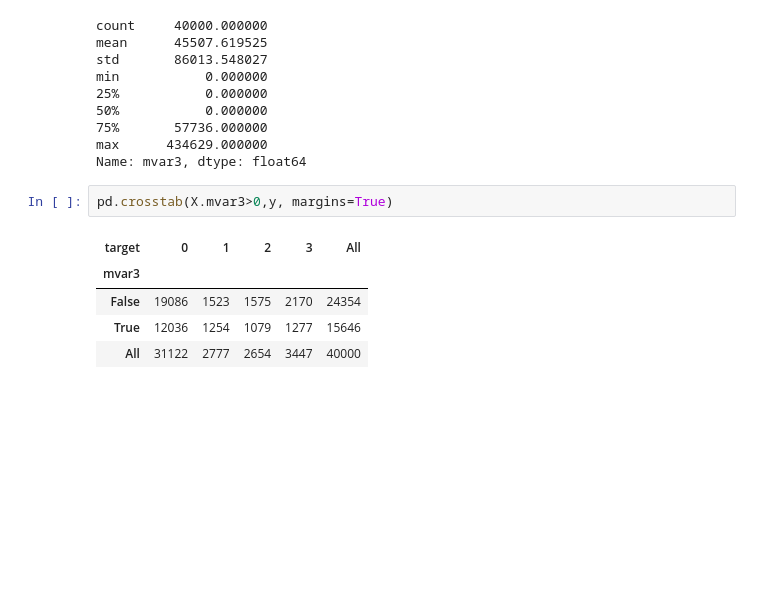
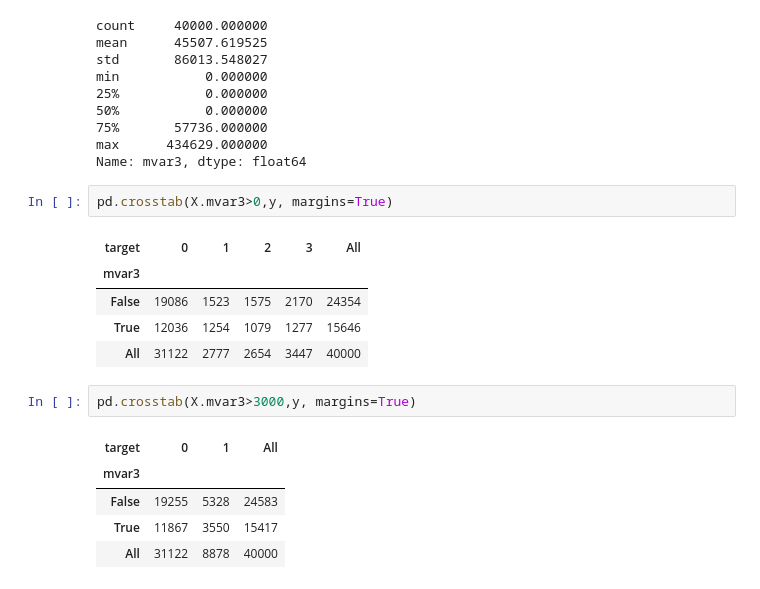
Before and after one commit to rohanchopra/Envible-Analyze-This-2017, a Jupyter notebook: Data-Analysis.ipynb, the cells around one changed output. Drawn from its saved outputs; the diff is of its cells as text; blank space fills up the shorter version.

```diff
--- a/Data-Analysis.ipynb
+++ b/Data-Analysis.ipynb
@@ -389,3 +391,11 @@ pd.crosstab(X.mvar3>0,y, margins=True)
 | False | 19086 | 1523 | 1575 | 2170 | 24354 |
 | True | 12036 | 1254 | 1079 | 1277 | 15646 |
 | All | 31122 | 2777 | 2654 | 3447 | 40000 |
+# %%
+pd.crosstab(X.mvar3>3000,y, margins=True)
+# %% [output]
+| target | 0 | 1 | All |
+| mvar3 |  |  |  |
+| False | 19255 | 5328 | 24583 |
+| True | 11867 | 3550 | 15417 |
+| All | 31122 | 8878 | 40000 |
```
Also changed, not shown: parts of 8 cells of this notebook.
